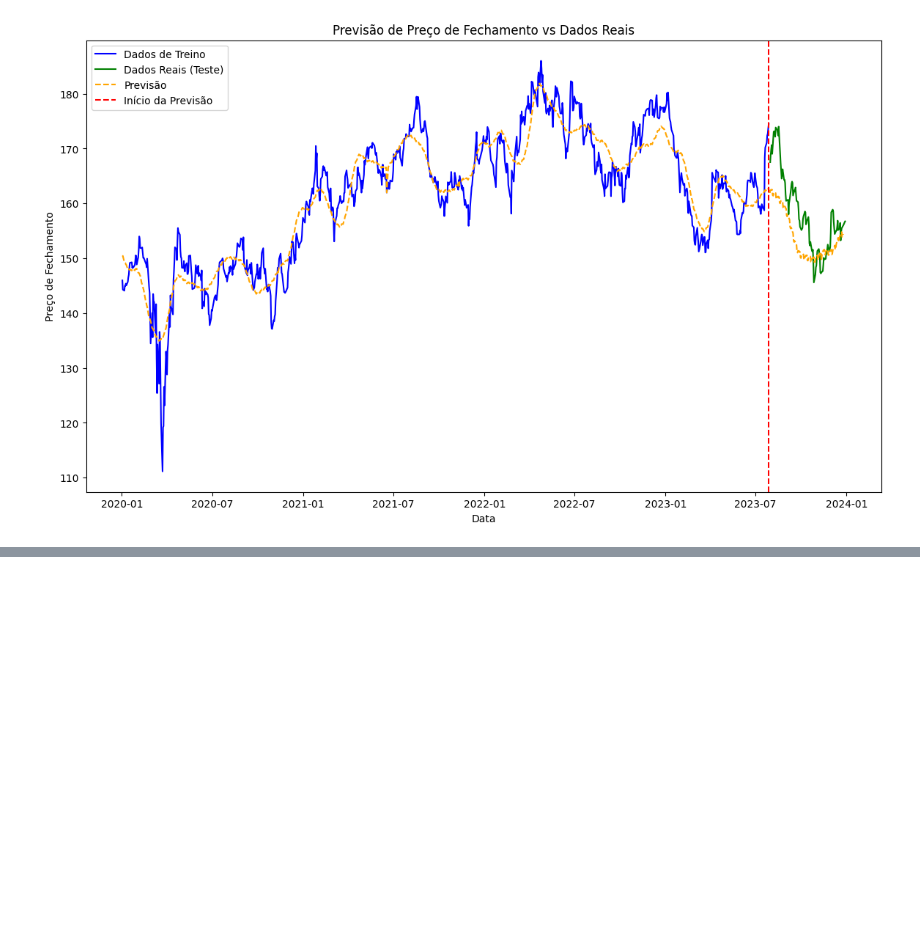
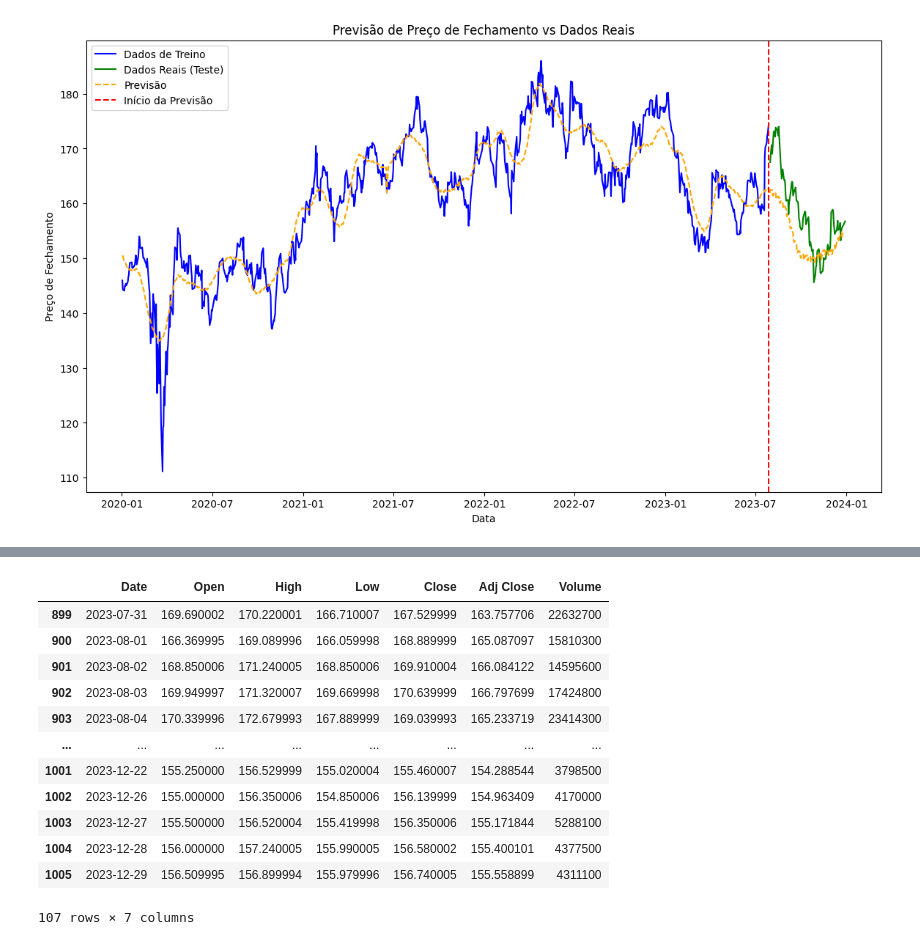
Before and after one commit to gimelato/imersao_python_excel_analise_dados, a Jupyter notebook: aula_5/imersao_python_aula5.ipynb, the cells around one changed output, grey strips where cells are left out. Drawn from its saved outputs; the diff is of its cells as text; code cells hidden in the pictures; blank space fills up the shorter version.

```diff
--- a/aula_5/imersao_python_aula5.ipynb
+++ b/aula_5/imersao_python_aula5.ipynb
@@ -93,0 +130,17 @@ plt.show()
+# %%
+dados_teste
+#a ultima data é 29/12/23
+# %% [output]
+|  | Date | Open | High | Low | Close | Adj Close | Volume |
+| 899 | 2023-07-31 | 169.690002 | 170.220001 | 166.710007 | 167.529999 | 163.757706 | 22632700 |
+| 900 | 2023-08-01 | 166.369995 | 169.089996 | 166.059998 | 168.889999 | 165.087097 | 15810300 |
+| 901 | 2023-08-02 | 168.850006 | 171.240005 | 168.850006 | 169.910004 | 166.084122 | 14595600 |
+| 902 | 2023-08-03 | 169.949997 | 171.320007 | 169.669998 | 170.639999 | 166.797699 | 17424800 |
+| 903 | 2023-08-04 | 170.339996 | 172.679993 | 167.889999 | 169.039993 | 165.233719 | 23414300 |
+| ... | ... | ... | ... | ... | ... | ... | ... |
+| 1001 | 2023-12-22 | 155.250000 | 156.529999 | 155.020004 | 155.460007 | 154.288544 | 3798500 |
+| 1002 | 2023-12-26 | 155.000000 | 156.350006 | 154.850006 | 156.139999 | 154.963409 | 4170000 |
+| 1003 | 2023-12-27 | 155.500000 | 156.520004 | 155.419998 | 156.350006 | 155.171844 | 5288100 |
+| 1004 | 2023-12-28 | 156.000000 | 157.240005 | 155.990005 | 156.580002 | 155.400101 | 4377500 |
+| 1005 | 2023-12-29 | 156.509995 | 156.899994 | 155.979996 | 156.740005 | 155.558899 | 4311100 |
+107 rows × 7 columns
```
Also changed, not shown: parts of 8 cells of this notebook.
